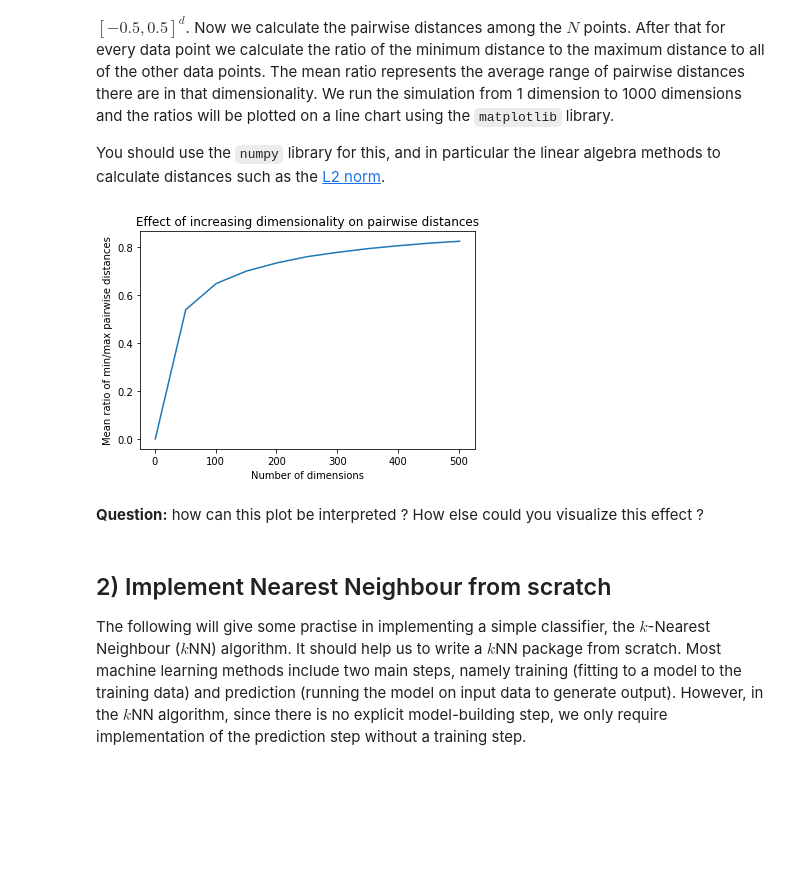
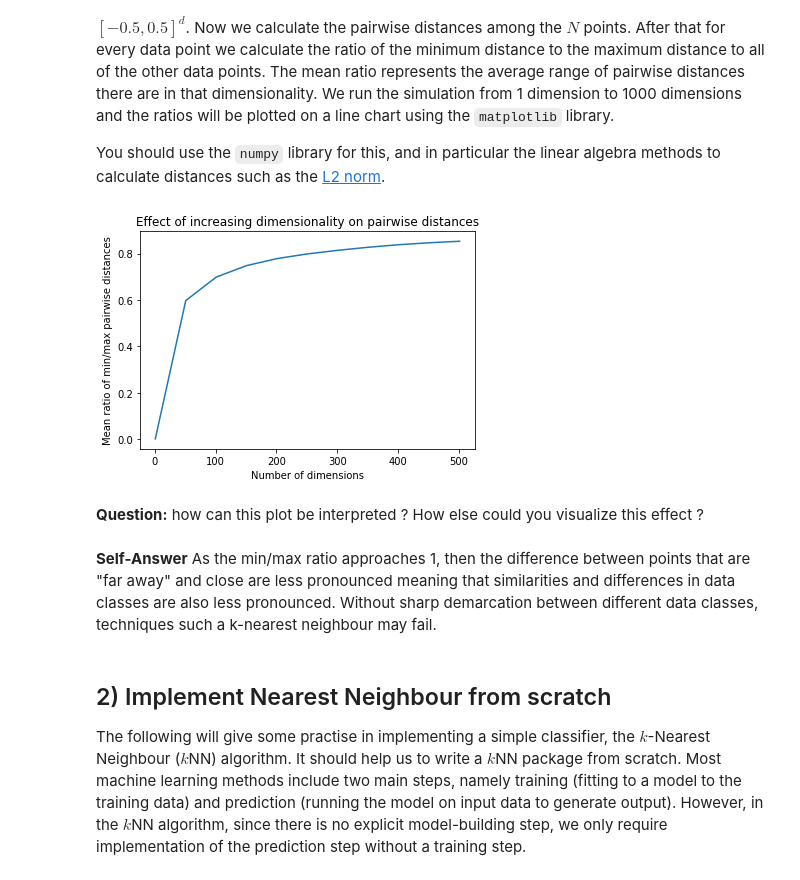
Before and after one commit to alexytsu/UNSW, a Jupyter notebook: COMP9417/tutorials/tut02/Lab3_Classification1_Qs.ipynb, the cells around one changed output. Saved outputs shown, nothing was run; the diff lists cells and outputs as text; code cells hidden in the pictures; blank space fills up the shorter version.

Commit message:
COMP9417 (week3): completed notebook in self-study

```diff
--- a/COMP9417/tutorials/tut02/Lab3_Classification1_Qs.ipynb
+++ b/COMP9417/tutorials/tut02/Lab3_Classification1_Qs.ipynb
@@ -25,37 +25,39 @@ import matplotlib.pyplot as plt
 
 def run_d_n(dim,N_pts,L):
     pts=np.random.rand(N_pts,dim)-0.5 # simulate N_pts points on dim dimensions space
     ratio_list=[]
     for i in range(N_pts):
         # ignore the data point itself
         selected_pts=np.array([j for j in range(N_pts) if j!=i])
         # calculate the L2 or L1 distance with other points
         dist=np.linalg.norm(pts[selected_pts]-pts[i],L,axis=1)
         # calculate the ratio of the min. distance to the max. distance
         ratio=np.min(dist)/np.max(dist)
         ratio_list.append(ratio)
     # output the mean ratio
     return np.mean(ratio_list)
 
 # Initialise the N_pts, the number of points we simulate
 N_pts=1000
 # Setting l=2 to calculate the L2 distance
-l=1
+l=2
 # Setting the number of dimensions we simulate
 check_dim=range(1,550,50)
 # Calculate the mean ratio on that dimension
 ratio_list=[ run_d_n(dim,N_pts,l) for dim in check_dim]
 # Plot the ratio with its corresponding dimension
 plt.plot(check_dim,ratio_list)
 plt.ylabel("Mean ratio of min/max pairwise distances")
 plt.xlabel("Number of dimensions")
 plt.title("Effect of increasing dimensionality on pairwise distances")
 plt.xticks(np.arange(0, 600, step=100))
 plt.show()
 # %% [output]
-[figure, old version]
+[figure, new version]
 # %% [markdown]
 **Question:** how can this plot be interpreted ? How else could you visualize this effect ?
+# %% [markdown]
+**Self-Answer** As the min/max ratio approaches 1, then the difference between points that are "far away" and close are less pronounced meaning that similarities and differences in data classes are also less pronounced. Without sharp demarcation between different data classes, techniques such a k-nearest neighbour may fail.
 # %% [markdown]
 ## 2) Implement Nearest Neighbour from scratch
 
```
Also changed, not shown: parts of 14 cells of this notebook.
